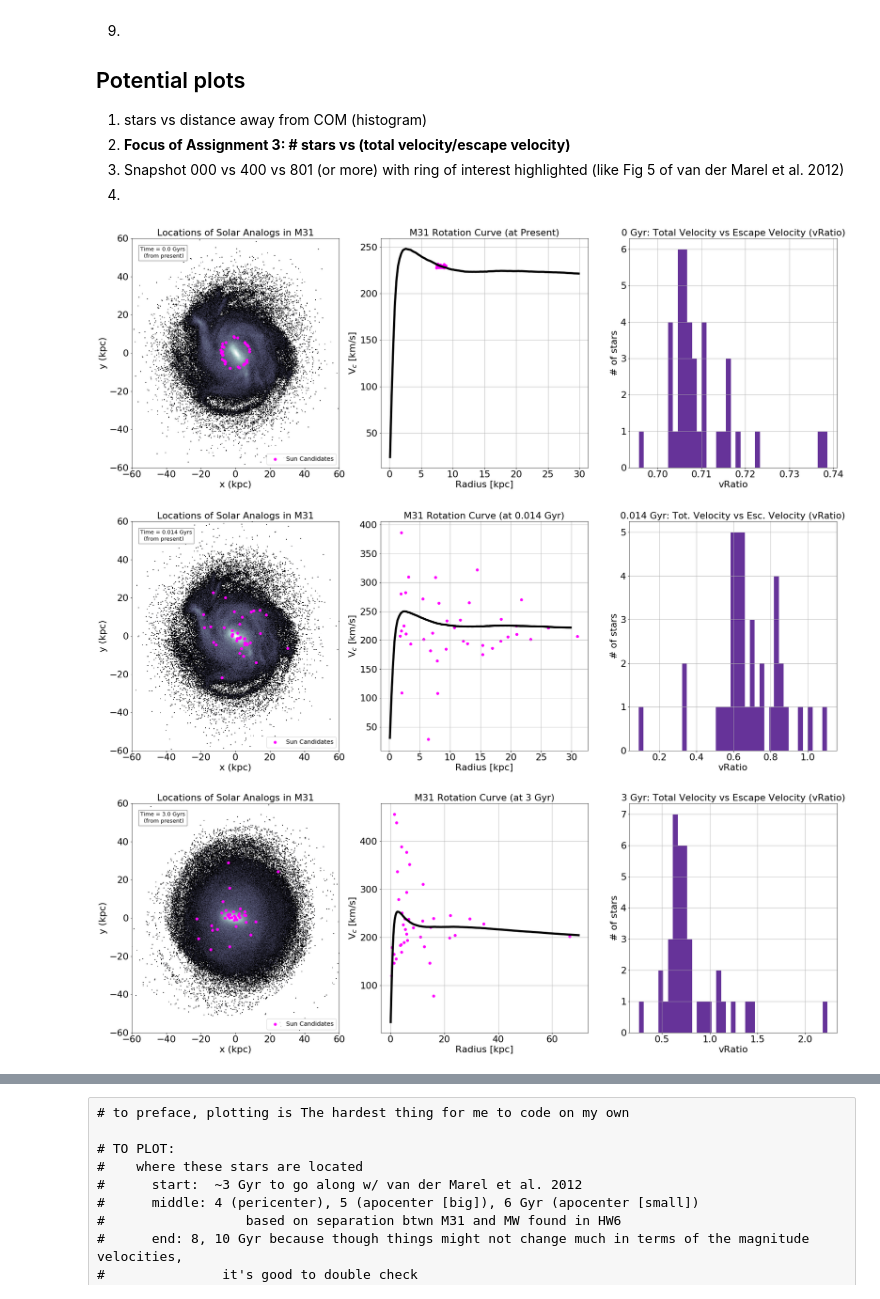
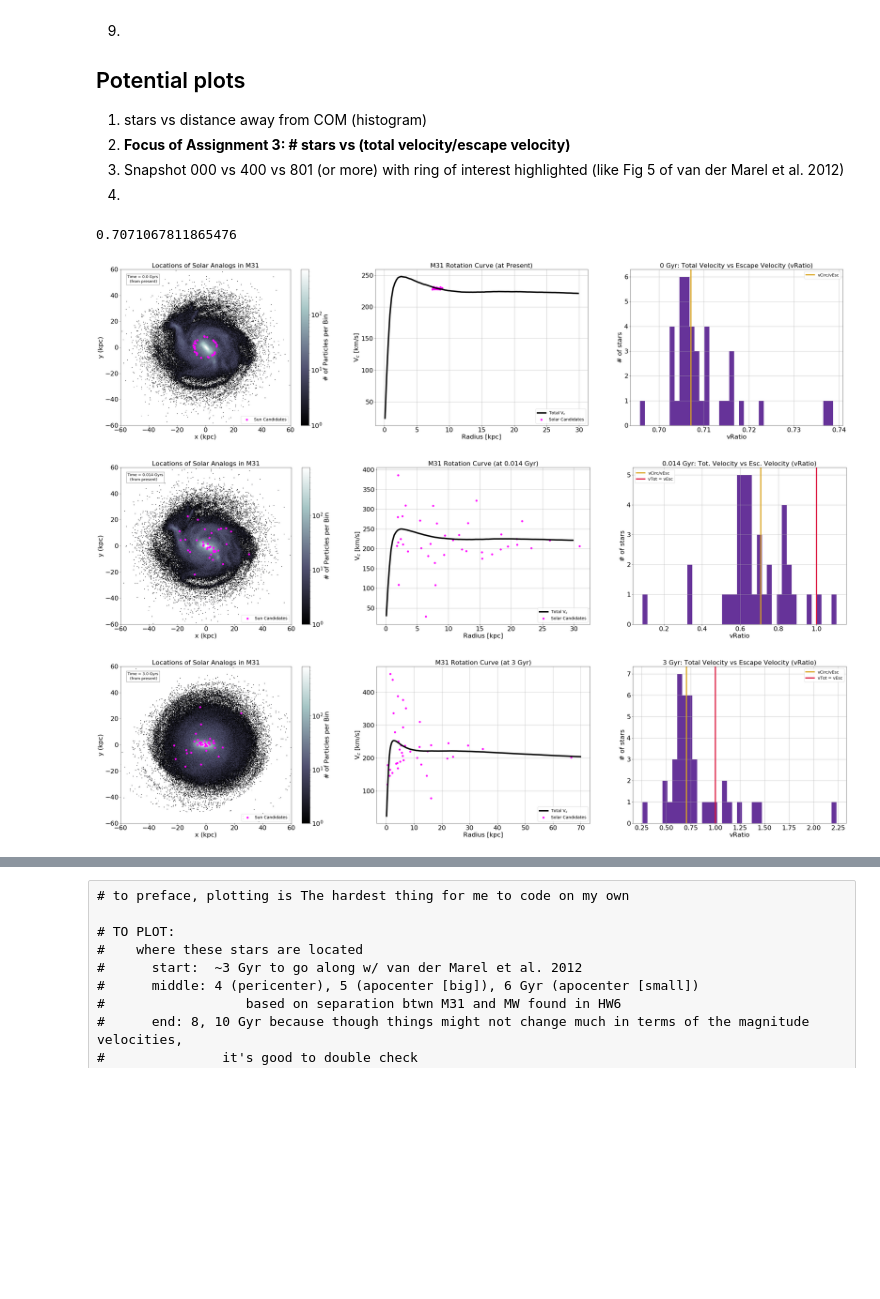
Before and after one commit to mackiess/ASTR400B_mackie, a Jupyter notebook: ResearchProject/Code/Fate of Sun-Like Stars in M31 (Mackie Research Project).ipynb, the cells around one changed output, grey strips where cells are left out. Saved outputs shown, nothing was run; the diff lists cells and outputs as text; code cells hidden in the pictures; blank space fills up the shorter version.

Commit message:
updating figures and code

```diff
--- a/ResearchProject/Code/Fate of Sun-Like Stars in M31 (Mackie Research Project).ipynb
+++ b/ResearchProject/Code/Fate of Sun-Like Stars in M31 (Mackie Research Project).ipynb
@@ -344,3 +343,9 @@ Vesc10 = vEsc(700,RmagSuns10)
+# %%
+# Note: vCirc = sqrt(GM/r) and vEsc = sqrt(2GM/r)
+# vCirc/vEsc = sqrt(1/2) ~ 0.7
+CircEsc = np.sqrt(0.5)
+# %% [output]
+0.7071067811865476
 # %%
 # the ratio of the magnitude vector of a star to the escape velocity at its distance away from the COM of M31
 # these arrays also need to be flattened
@@ -355,14 +360,16 @@ vRatio10 = (VmagSuns10 / Vesc10).flatten()
 # 0 GYR
 
 # setting up the subplots
-fig, ax= plt.subplots(nrows=1, ncols=3, figsize=(30, 10))
+fig, ax= plt.subplots(nrows=1, ncols=3, figsize=(45, 10))
 
 # ax[0] = PARTICLE DENSITY AND SOLAR CANDIDATE LOCATION
 ax[0].annotate('Time = 0.0 Gyrs\n  (from present)', xy = (-55,50), size=13, bbox=dict(fc="white", ec="gray"))
 # plot the particle density for M31
-ax[0].hist2d(rDnew0[:,0], rDnew0[:,1], bins=700, norm = LogNorm(), cmap='bone')
+hist = ax[0].hist2d(rDnew0[:,0], rDnew0[:,1], bins=700, norm = LogNorm(), cmap='bone')
 # color coding
-#plt.colorbar()
+colorbar = plt.colorbar(hist[3], ax=ax[0])
+# labeling the colorbar
+colorbar.ax.set_ylabel('# of Particles per Bin', fontsize=22)
 # plotting the candidate suns
 ax[0].scatter(rDnew0[SunCandidates,0], rDnew0[SunCandidates,1], c='magenta', label='Sun Candidates')
 # Adding a plot title
@@ -383,34 +390,40 @@ ax[0].legend(loc='lower right',fontsize='x-large')
 # Plotting the rotation curve of M31
 ax[1].plot(r0, M31VcTot0, color='black', linewidth=5, label='Total V$_c$')
 # plotting the candidate suns
 ax[1].scatter(RmagSuns0, VCircSuns0, c='magenta', label='Solar Candidates')
 # Adding a plot title
 # Displaying a grid
 ax[1].grid(True, which="both")
 ax[1].set_title('M31 Rotation Curve (at Present)', fontsize=22, loc='center', pad=None)
 # Adding axis labels
 ax[1].set_xlabel('Radius [kpc]', fontsize=22)
 ax[1].set_ylabel('V$_c$ [km/s]', fontsize=22)
+ax[1].legend(loc='lower right',fontsize='x-large')
 
 
 # ax[2] = VRATIO HISTOGRAM
 ax[2].hist(vRatio0,bins=39, color='rebeccapurple')
 # Displaying a grid
 ax[2].grid(True, which="both")
+#Showing where stars on circular orbits would be
+ax[2].axvline(x=CircEsc, ymin=0, ymax=1, color='goldenrod', linewidth=4, label='vCirc/vEsc')
+#Showing where stars become "unbound"
+#ax[2].axvline(x=1.0, ymin=0, ymax=1, color='crimson', linewidth=4, label='vTot = vEsc')
 # Adding a plot title
 ax[2].set_title('0 Gyr: Total Velocity vs Escape Velocity (vRatio)', fontsize=22, loc='center', pad=None)
 # Adding axis labels
 ax[2].set_xlabel('vRatio', fontsize=22)
 ax[2].set_ylabel('# of stars', fontsize=22)
+ax[2].legend(loc='upper right',fontsize='x-large')
 
 #adjust tick label font size
 label_size = 22
 matplotlib.rcParams['xtick.labelsize'] = label_size
 matplotlib.rcParams['ytick.labelsize'] = label_size
 
 plt.savefig('00TriplePlot.png', rasterized=True, dpi=350)
 # %% [output]
-[figure, old version]
+[figure, new version]
 # %%
 rD001, vD001 = RotateSetup(1)
 rDnew001, vDnew001 = EdgeRotate(rD001, vD001)
@@ -424,14 +437,16 @@ vRatio001 = (VmagSuns001 / Vesc001).flatten()
 # 0.014 GYR
 
 # setting up the subplots
-fig, ax= plt.subplots(nrows=1, ncols=3, figsize=(30, 10))
+fig, ax= plt.subplots(nrows=1, ncols=3, figsize=(45, 10))
 
 # ax[0] = PARTICLE DENSITY AND SOLAR CANDIDATE LOCATION
 ax[0].annotate('Time = 0.014 Gyrs\n  (from present)', xy = (-55,50), size=13, bbox=dict(fc="white", ec="gray"))
 # plot the particle density for M31
-ax[0].hist2d(rDnew001[:,0], rDnew001[:,1], bins=700, norm = LogNorm(), cmap='bone')
+hist = ax[0].hist2d(rDnew001[:,0], rDnew001[:,1], bins=700, norm = LogNorm(), cmap='bone')
 # color coding
-#plt.colorbar()
+colorbar = plt.colorbar(hist[3], ax=ax[0])
+# labeling the colorbar
+colorbar.ax.set_ylabel('# of Particles per Bin', fontsize=22)
 # plotting the candidate suns
 ax[0].scatter(rDnew001[SunCandidates,0], rDnew001[SunCandidates,1], c='magenta', label='Sun Candidates')
 # Adding a plot title
@@ -460,17 +475,23 @@ ax[1].set_title('M31 Rotation Curve (at 0.014 Gyr)', fontsize=22, loc='center',
 # Adding axis labels
 ax[1].set_xlabel('Radius [kpc]', fontsize=22)
 ax[1].set_ylabel('V$_c$ [km/s]', fontsize=22)
+ax[1].legend(loc='lower right',fontsize='x-large')
 
 
 # ax[2] = VRATIO HISTOGRAM
 ax[2].hist(vRatio001,bins=39, color='rebeccapurple')
 # Displaying a grid
 ax[2].grid(True, which="both")
+#Showing where stars on circular orbits would be
+ax[2].axvline(x=CircEsc, ymin=0, ymax=1, color='goldenrod', linewidth=4, label='vCirc/vEsc')
+#Showing where stars become "unbound"
+ax[2].axvline(x=1.0, ymin=0, ymax=1, color='crimson', linewidth=4, label='vTot = vEsc')
 # Adding a plot title
 ax[2].set_title('0.014 Gyr: Tot. Velocity vs Esc. Velocity (vRatio)', fontsize=22, loc='center', pad=None)
 # Adding axis labels
 ax[2].set_xlabel('vRatio', fontsize=22)
 ax[2].set_ylabel('# of stars', fontsize=22)
+ax[2].legend(loc='upper left',fontsize='x-large')
 
 #adjust tick label font size
 label_size = 22
@@ -479,19 +500,21 @@ matplotlib.rcParams['ytick.labelsize'] = label_size
 
 plt.savefig('001TriplePlot.png', rasterized=True, dpi=350)
 # %% [output]
-[figure, old version]
+[figure, new version]
 # %%
 # 3 GYR
 
 # setting up the subplots
-fig, ax= plt.subplots(nrows=1, ncols=3, figsize=(30, 10))
+fig, ax= plt.subplots(nrows=1, ncols=3, figsize=(45, 10))
 
 # ax[0] = PARTICLE DENSITY AND SOLAR CANDIDATE LOCATION
 ax[0].annotate('Time = 3.0 Gyrs\n  (from present)', xy = (-55,50), size=13, bbox=dict(fc="white", ec="gray"))
 # plot the particle density for M31
-ax[0].hist2d(rDnew3[:,0], rDnew3[:,1], bins=700, norm = LogNorm(), cmap='bone')
+hist = ax[0].hist2d(rDnew3[:,0], rDnew3[:,1], bins=700, norm = LogNorm(), cmap='bone')
 # color coding
-#plt.colorbar()
+colorbar = plt.colorbar(hist[3], ax=ax[0])
+# labeling the colorbar
+colorbar.ax.set_ylabel('# of Particles per Bin', fontsize=22)
 # plotting the candidate suns
 ax[0].scatter(rDnew3[SunCandidates,0], rDnew3[SunCandidates,1], c='magenta', label='Sun Candidates')
 # Adding a plot title
@@ -520,17 +543,23 @@ ax[1].set_title('M31 Rotation Curve (at 3 Gyr)', fontsize=22, loc='center', pad=
 # Adding axis labels
 ax[1].set_xlabel('Radius [kpc]', fontsize=22)
 ax[1].set_ylabel('V$_c$ [km/s]', fontsize=22)
+ax[1].legend(loc='lower right',fontsize='x-large')
 
 
 # ax[2] = VRATIO HISTOGRAM
 ax[2].hist(vRatio3,bins=39, color='rebeccapurple')
 # Displaying a grid
 ax[2].grid(True, which="both")
+#Showing where stars on circular orbits would be
+ax[2].axvline(x=CircEsc, ymin=0, ymax=1, color='goldenrod', linewidth=4, label='vCirc/vEsc')
+#Showing where stars become "unbound"
+ax[2].axvline(x=1.0, ymin=0, ymax=1, color='crimson', linewidth=4, label='vTot = vEsc')
 # Adding a plot title
 ax[2].set_title('3 Gyr: Total Velocity vs Escape Velocity (vRatio)', fontsize=22, loc='center', pad=None)
 # Adding axis labels
 ax[2].set_xlabel('vRatio', fontsize=22)
 ax[2].set_ylabel('# of stars', fontsize=22)
+ax[2].legend(loc='upper right',fontsize='x-large')
 
 #adjust tick label font size
 label_size = 22
@@ -539,7 +568,7 @@ matplotlib.rcParams['ytick.labelsize'] = label_size
 
 plt.savefig('03TriplePlot.png', rasterized=True, dpi=350)
 # %% [output]
-[figure, old version]
+[figure, new version]
 # %%
 # 4 GYR
 
```
Also changed, not shown: parts of 8 cells of this notebook, 8 other files.
